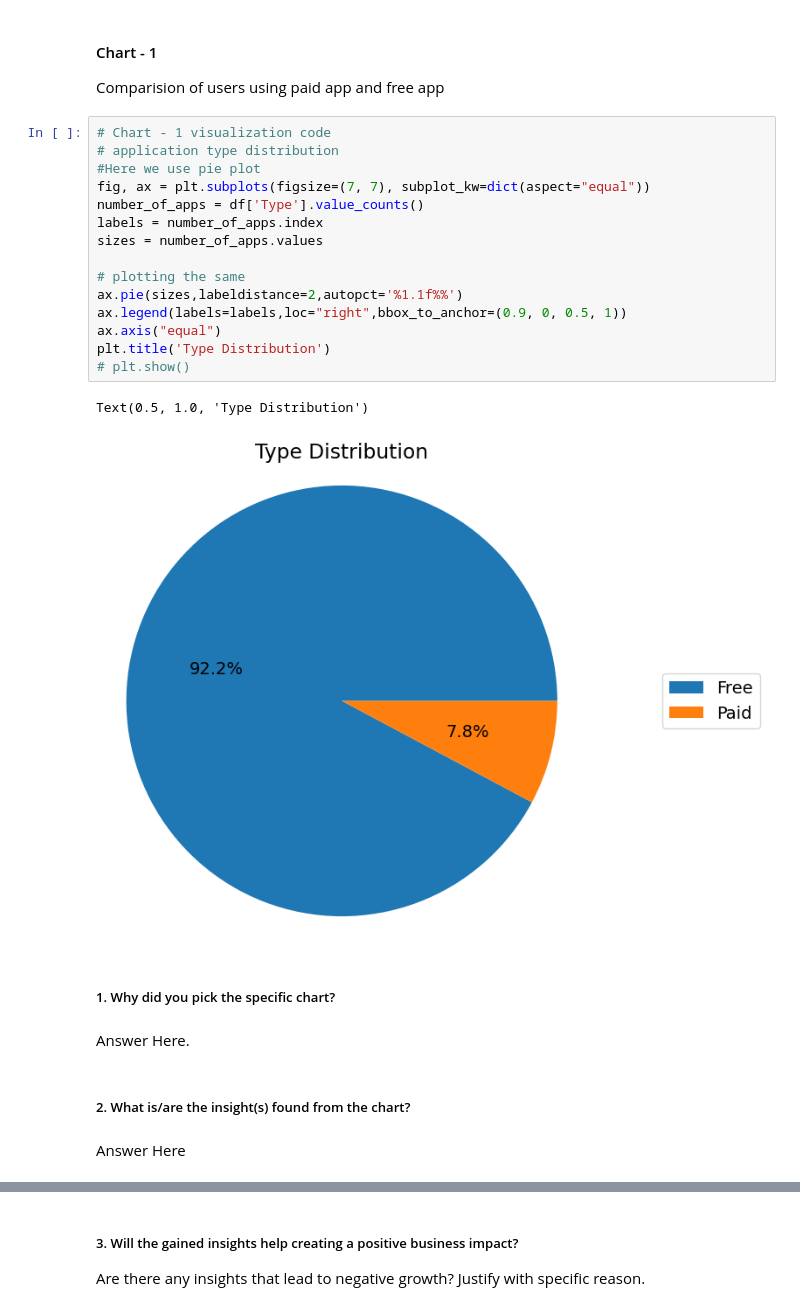
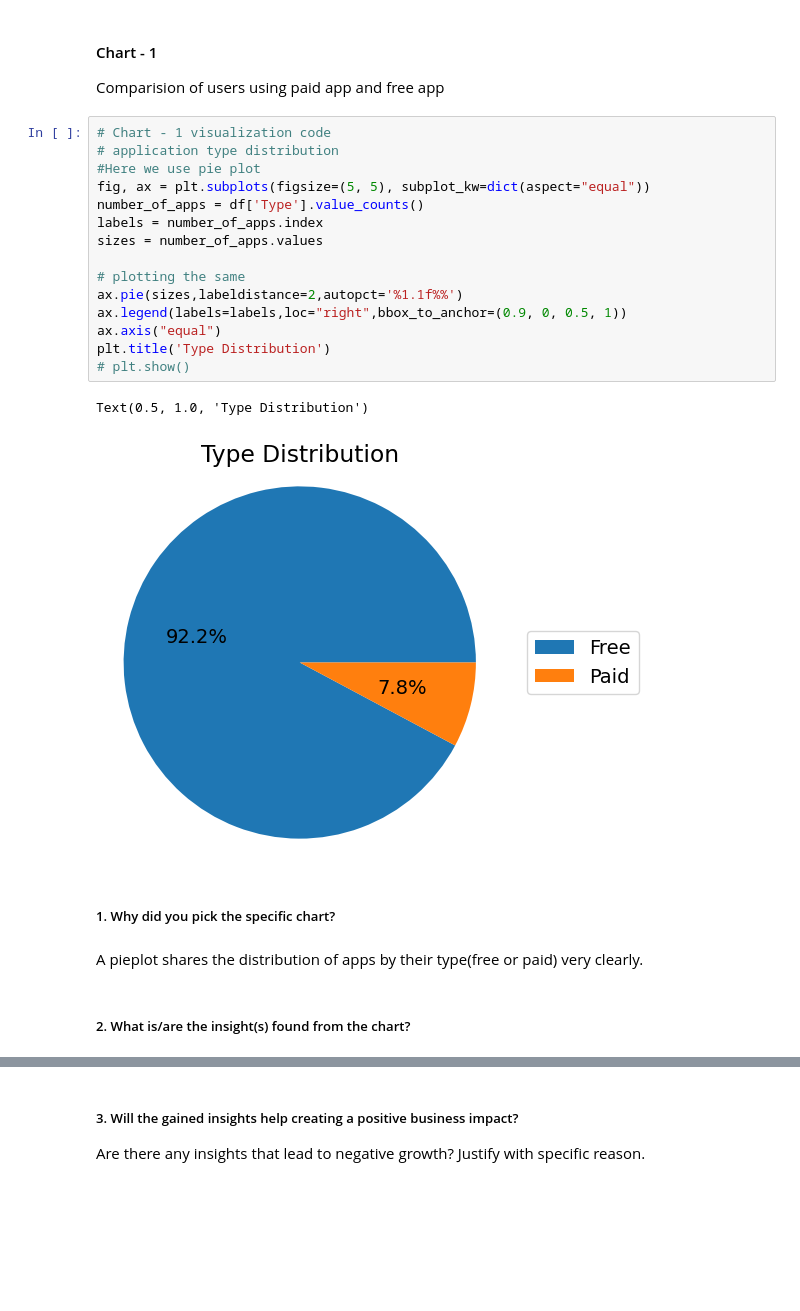
Before and after one commit to lukedanieldone/Play-Store-EDA, a Jupyter notebook: Playstore_EDA_Analysis.ipynb, the cells around one changed output, grey strips where cells are left out. Saved outputs shown, nothing was run; the diff lists cells and outputs as text; blank space fills up the shorter version.

```diff
--- a/Playstore_EDA_Analysis.ipynb
+++ b/Playstore_EDA_Analysis.ipynb
@@ -471,26 +471,24 @@ Comparision of users using paid app and free app
 # %%
 # Chart - 1 visualization code
 # application type distribution
 #Here we use pie plot
-fig, ax = plt.subplots(figsize=(7, 7), subplot_kw=dict(aspect="equal"))
+fig, ax = plt.subplots(figsize=(5, 5), subplot_kw=dict(aspect="equal"))
 number_of_apps = df['Type'].value_counts()
 labels = number_of_apps.index
 sizes = number_of_apps.values
 
 # plotting the same
 ax.pie(sizes,labeldistance=2,autopct='%1.1f%%')
 ax.legend(labels=labels,loc="right",bbox_to_anchor=(0.9, 0, 0.5, 1))
 ax.axis("equal")
 plt.title('Type Distribution')
 # plt.show()
 # %% [output]
 Text(0.5, 1.0, 'Type Distribution')
-[figure, old version]
+[figure, new version]
 # %% [markdown]
 ##### 1. Why did you pick the specific chart?
-# %% [markdown]
-Answer Here.
+# %% [markdown]
+A pieplot shares the distribution of apps by their type(free or paid) very clearly.
 # %% [markdown]
 ##### 2. What is/are the insight(s) found from the chart?
-# %% [markdown]
-Answer Here
```
Also changed, not shown: parts of 13 cells of this notebook.
